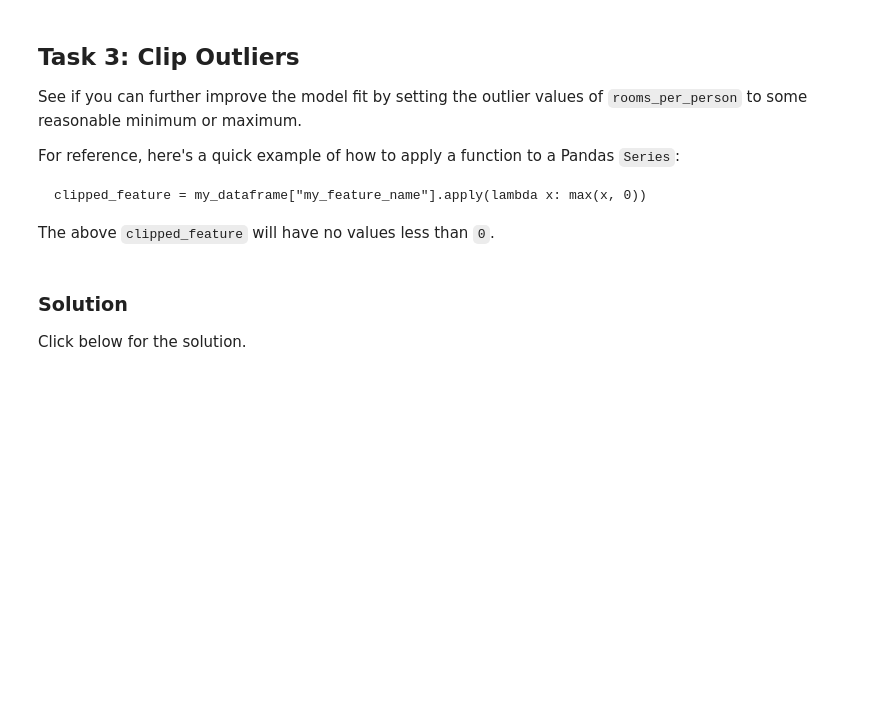
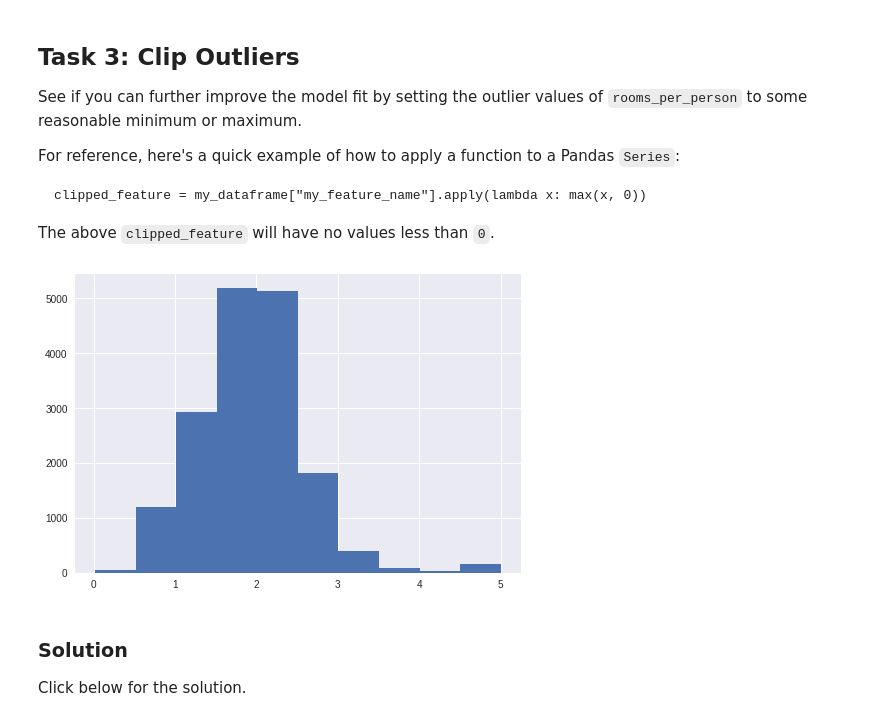
Before and after one commit to pszjmb1/0FunWithColab, a Jupyter notebook: synthetic_features_and_outliers.ipynb, the cells around one changed output. Drawn from its saved outputs; the diff is of its cells as text; code cells hidden in the pictures; blank space fills up the shorter version.

```diff
--- a/synthetic_features_and_outliers.ipynb
+++ b/synthetic_features_and_outliers.ipynb
@@ -278,3 +290,10 @@ The above `clipped_feature` will have no values less than `0`.
+# %%
+california_housing_dataframe["rooms_per_person"] = (
+    california_housing_dataframe["rooms_per_person"]).apply(lambda x: min(x, 5))
+
+_ = california_housing_dataframe["rooms_per_person"].hist()
+# %% [output]
+[figure, added]
 # %% [markdown]
 ### Solution
 
```
Also changed, not shown: parts of 7 cells of this notebook.
